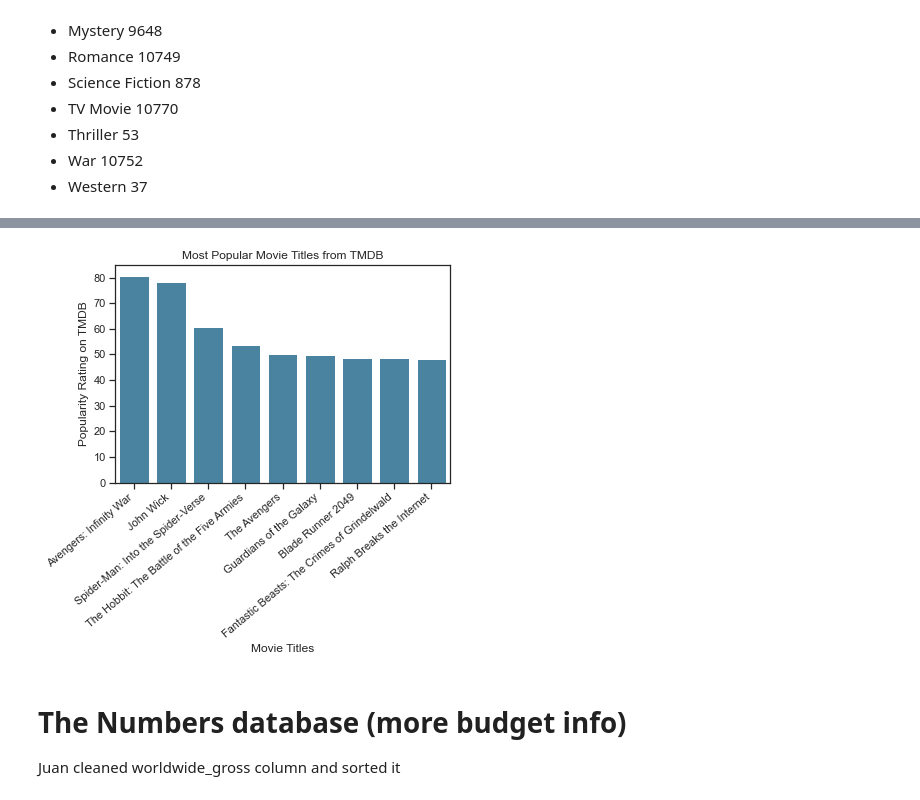
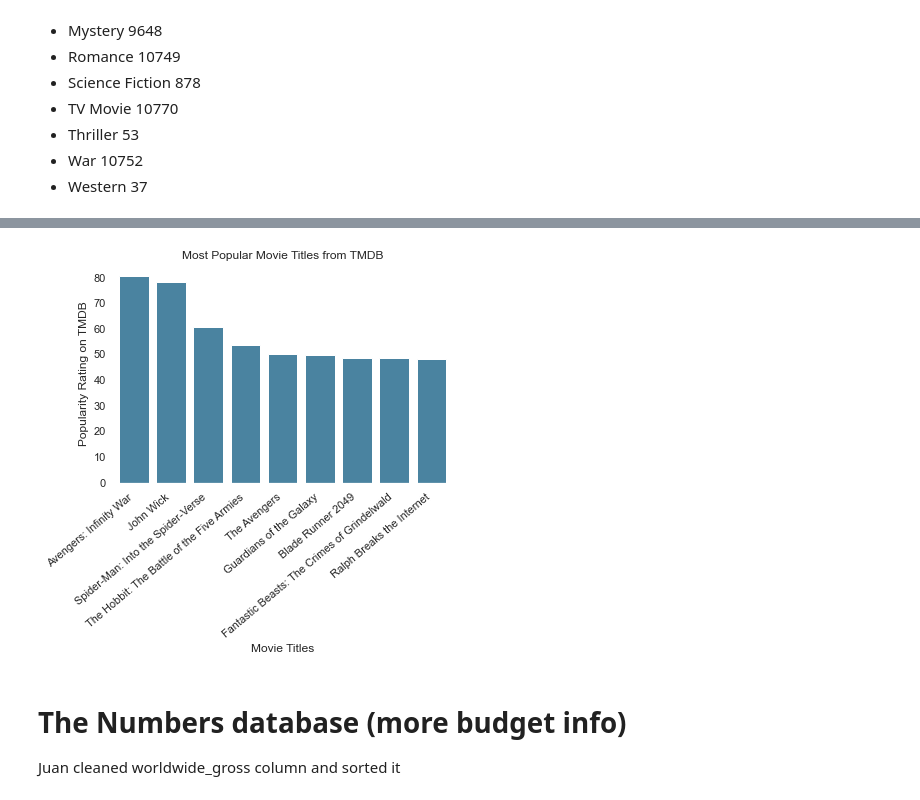
Before and after one commit to mccafj/MS-movie-studio-project, a Jupyter notebook: Jons notebook.ipynb, the cells around one changed output, grey strips where cells are left out. Saved outputs shown, nothing was run; the diff lists cells and outputs as text; code cells hidden in the pictures.

```diff
--- a/Jons notebook.ipynb
+++ b/Jons notebook.ipynb
@@ -446,6 +447,7 @@ plt.show();
 
 ax = sns.barplot(data=top_10_votes, x='original_title', y='vote_average', palette = ['#3c87ae', '#3c87ae', '#3c87ae', 'black', '#3c87ae', '#3c87ae', 'black', '#3c87ae', 'black', 'black'])
 
+sns.set(rc={'axes.facecolor':(0,0,0,0), 'figure.facecolor':(0,0,0,0)})
 ax.set_xticklabels(ax.get_xticklabels(), rotation=40, ha="right")
 ax.set_xlabel('Movie Titles')
 ax.set_ylabel('Avg Rating (>10K Counts)')
@@ -459,6 +461,7 @@ plt.savefig('./zippedData/highest rated movies from TMDB action adv', bbox_inche
 
 ax = sns.barplot(data=top_10_votes, x='original_title', y='vote_average', palette = ['black', 'black', '#3c87ae', '#3c87ae', '#3c87ae', 'black', '#3c87ae', '#3c87ae', 'black', '#3c87ae'])
 
+sns.set(rc={'axes.facecolor':(0,0,0,0), 'figure.facecolor':(0,0,0,0)})
 ax.set_xticklabels(ax.get_xticklabels(), rotation=40, ha="right")
 ax.set_xlabel('Movie Titles')
 ax.set_ylabel('Avg Rating (>10K Counts)')
@@ -578,13 +581,14 @@ most_popular_ten
 # %%
 ax = sns.barplot(data=most_popular_ten, x='original_title', y='popularity', color='#3c87ae')
 
+sns.set(rc={'axes.facecolor':(0,0,0,0), 'figure.facecolor':(0,0,0,0)})
 ax.set_xticklabels(ax.get_xticklabels(), rotation=40, ha="right")
 ax.set_xlabel('Movie Titles')
 ax.set_ylabel('Popularity Rating on TMDB')
 ax.set_title('Most Popular Movie Titles from TMDB')
 plt.savefig('./zippedData/most popular movie titles from TMDB', bbox_inches='tight', dpi=300);
 # %% [output]
-[figure, old version]
+[figure, new version]
 # %% [markdown]
 # The Numbers database (more budget info)
 
```
Also changed, not shown: parts of 8 cells of this notebook, 4 other files.
